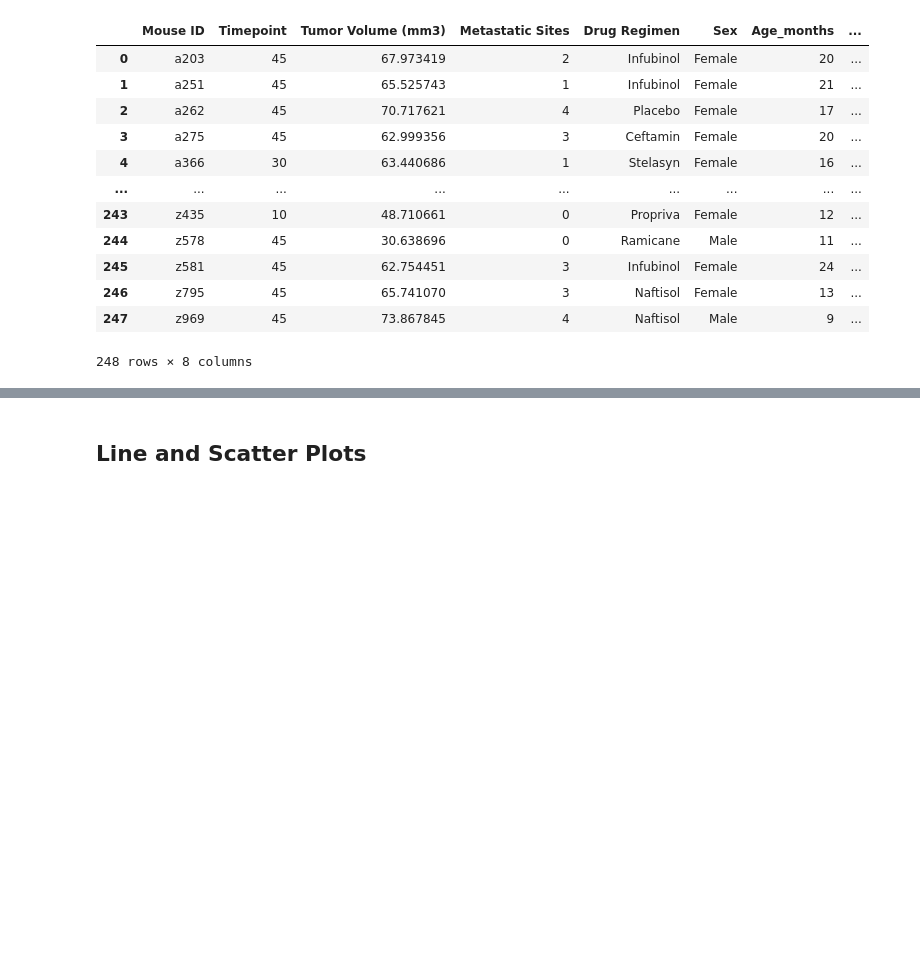
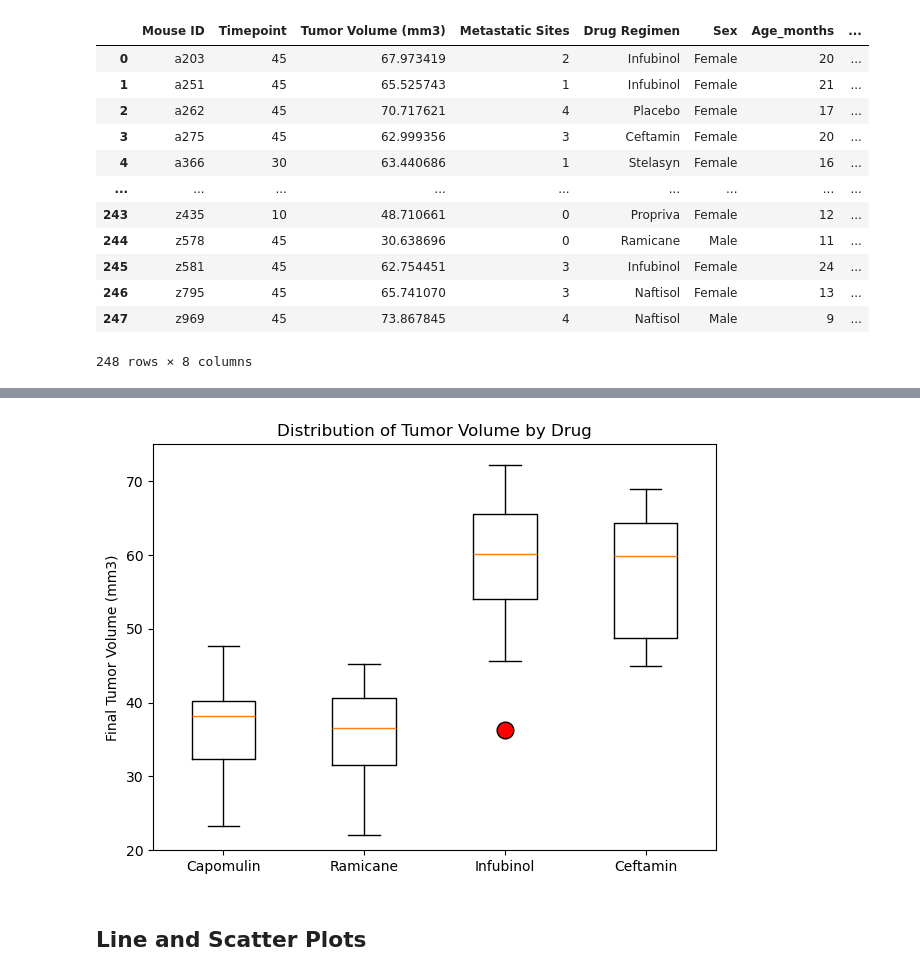
Before and after one commit to byTravis/Module5_Visualization-Challenge, a Jupyter notebook: pymaceuticals_TravisCook.ipynb, the cells around one changed output, grey strips where cells are left out. Cells and saved outputs as stored; diff of their text form; code cells hidden in the pictures; blank space fills up the shorter version.

Commit message:
Complete Through Line Chart

```diff
--- a/pymaceuticals_TravisCook.ipynb
+++ b/pymaceuticals_TravisCook.ipynb
@@ -350,2 +312,22 @@ Ceftamin's potential outliers: Series([], Name: Tumor Volume (mm3), dtype: float
+# %%
+# Generate a box plot that shows the distrubution of the tumor volume for each treatment group.
+
+# Create Box Plot
+fig1, ax1 = plt.subplots()
+ax1.boxplot(tumor_volumes, labels=drug_treatments, flierprops=dict(markerfacecolor='red', marker='o', markersize=12))
+
+
+# Format Chart
+plt.ylim(20, 75)
+plt.ylabel("Final Tumor Volume (mm3)")
+plt.title("Distribution of Tumor Volume by Drug")
+plt.tight_layout()
+
+# Save Image
+plt.savefig("images/TumorVolumeByDrug.png")
+
+plt.show()
+# %% [output]
+[figure, added]
 # %% [markdown]
 ## Line and Scatter Plots
```
Also changed, not shown: parts of 6 cells of this notebook, 2 other files.
